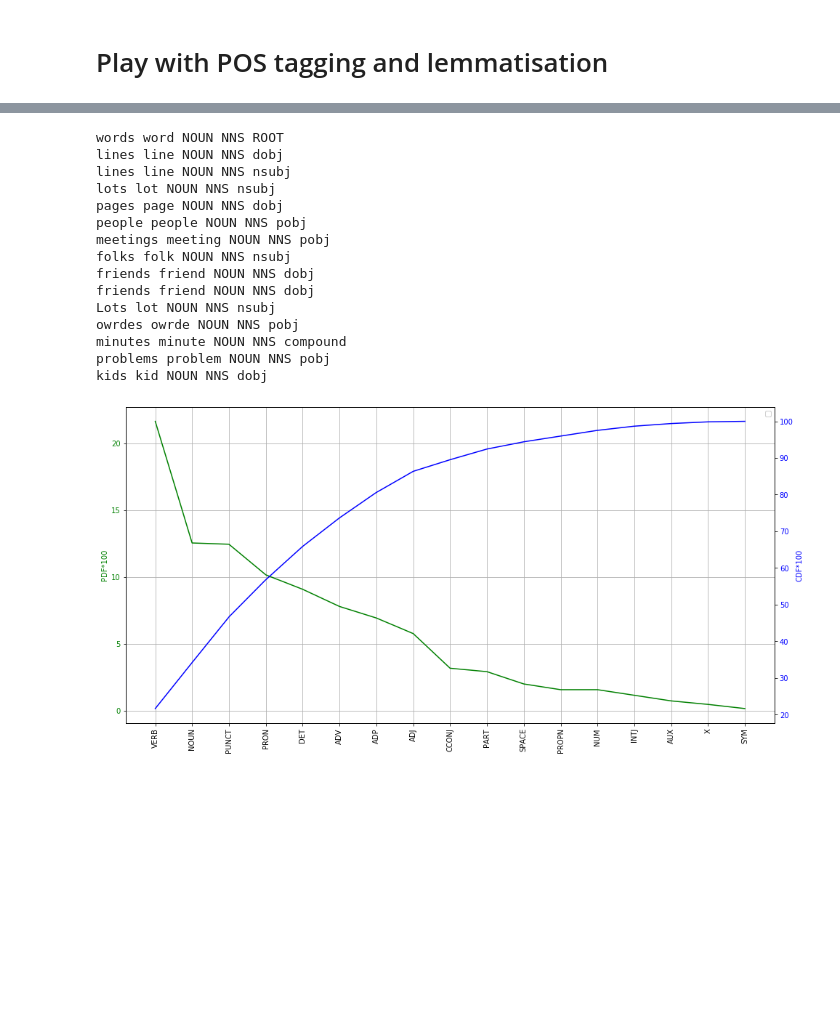
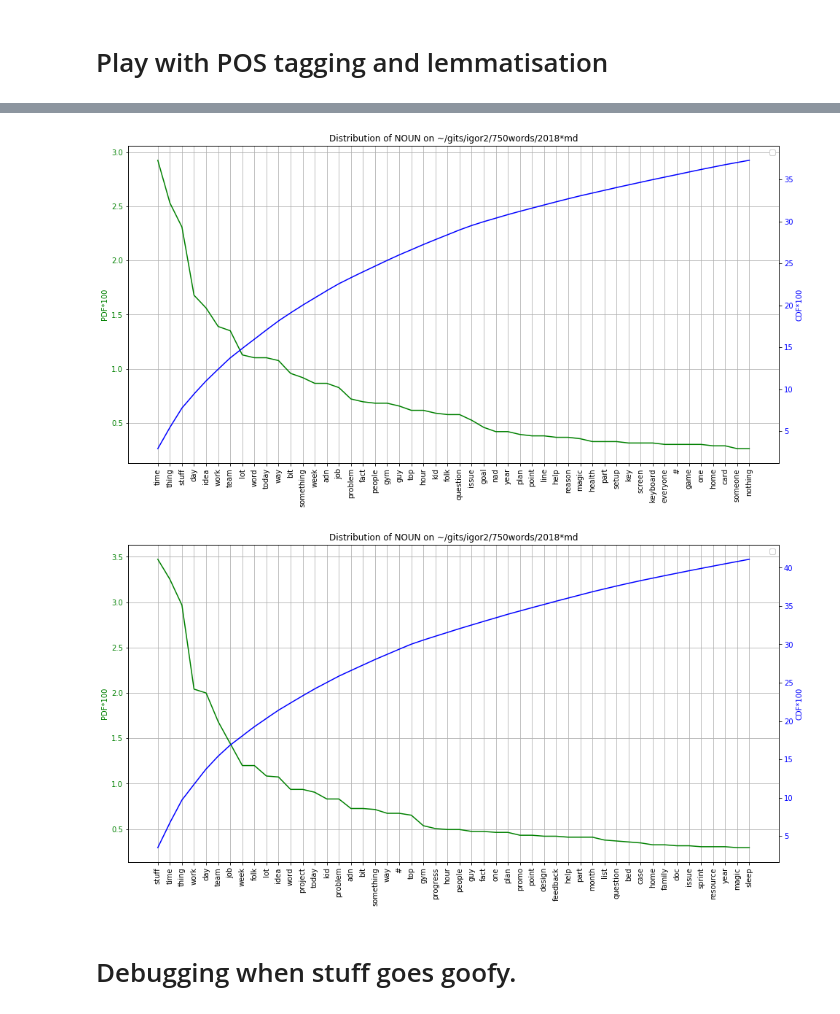
Before and after one commit to idvorkin/jupyter, a Jupyter notebook: PlayNLP.ipynb, the cells around one changed output, grey strips where cells are left out. Cells and saved outputs as stored; diff of their text form; code cells hidden in the pictures; blank space fills up the shorter version.

```diff
--- a/PlayNLP.ipynb
+++ b/PlayNLP.ipynb
@@ -160,15 +211,3 @@ GraphWordDistribution(
 # plt.imshow(wordcloud,  interpolation='bilinear')
 # %% [markdown]
 # Play with POS tagging and lemmatisation
-# %%
-# Load data model:
-nlp = spacy.load("en_core_web_lg")  # python -m spacy download en_core_web_lg
-nlp.max_length = 20 * 1000 * 1000
-
-# NOTE: Here we use data, which is not cleaned so SPACY can use it to do better POS and NER.
-import time
-
-start_time = time.time()
-doc_all = nlp(all_file_content)
-duration = time.time() - start_time
-print(f" Took {int(duration)} seconds to build document of len:{len(all_file_content)}")
@@ -180,26 +214,41 @@ doc = [token for token in doc_all if token.text.lower() not in domain_stop_words
+# %%
+def GraphPoSForDoc(pos, doc):
+    interesting_pos = pos
+    interesting_pos_set = set(interesting_pos.split())
+    interesting = [token for token in doc if token.pos_ in interesting_pos_set]
+    interesting_words = [token.lemma_ for token in interesting]
+
+    GraphWordDistribution(
+        interesting_words,
+        title=f"Distribution of {interesting_pos} on {corpus_path}",
+        skip=0,
+        length=50,
+    )
+
+
+def GraphScratchForCorpus(corpus_path: str, pos: str = "NOUN VERB ADJ ADV"):
+    corpus = LoadCorpus(corpus_path)
+    doc = DocForCorpus(nlp, corpus)
+    GraphPoSForDoc(pos, doc)
+# %%
+corpus_paths = ["~/gits/igor2/750words/2018*md", "~/gits/igor2/750words/2019*md"]
+# "/mnt/c/Users/idvor/OneDrive/backup/Diary/*txt"
+for c in corpus_paths:
+    GraphScratchForCorpus(c, pos="NOUN")
+# %% [output]
+[figure, added]
+[figure, added]
+# %% [markdown]
+# Debugging when stuff goes goofy.
 # %%
+_ = """
 max_to_analyze = 15
 interesting = [token for token in doc if token.tag_ == "NNS"]
 for token in interesting[:max_to_analyze]:
     # print(token.text, token.lemma_, token.pos_, token.tag_, token.dep_, token.shape_, token.is_alpha, token.is_stop)
     print(token.text, token.lemma_, token.pos_, token.tag_, token.dep_)
+
+# Parts of speech: https://spacy.io/usage/linguistic-features
+GraphWordDistribution([token.pos_ for token in doc], title=f"POS Distribution on {corpus_path}")
+# interesting = [ token for token in doc if token.pos_ != "PUNCT" and token.pos_ != "SYM" and len(token.text) > 3]
+"""
-# %% [output]
-words word NOUN NNS ROOT
-lines line NOUN NNS dobj
-lines line NOUN NNS nsubj
-lots lot NOUN NNS nsubj
-pages page NOUN NNS dobj
-people people NOUN NNS pobj
-meetings meeting NOUN NNS pobj
-folks folk NOUN NNS nsubj
-friends friend NOUN NNS dobj
-friends friend NOUN NNS dobj
-Lots lot NOUN NNS nsubj
-owrdes owrde NOUN NNS pobj
-minutes minute NOUN NNS compound
-problems problem NOUN NNS pobj
-kids kid NOUN NNS dobj
-# %%
-GraphWordDistribution([token.pos_ for token in doc])
-# %% [output]
-[figure, removed]
```
Also changed, not shown: parts of 10 cells of this notebook, 2 other files.
